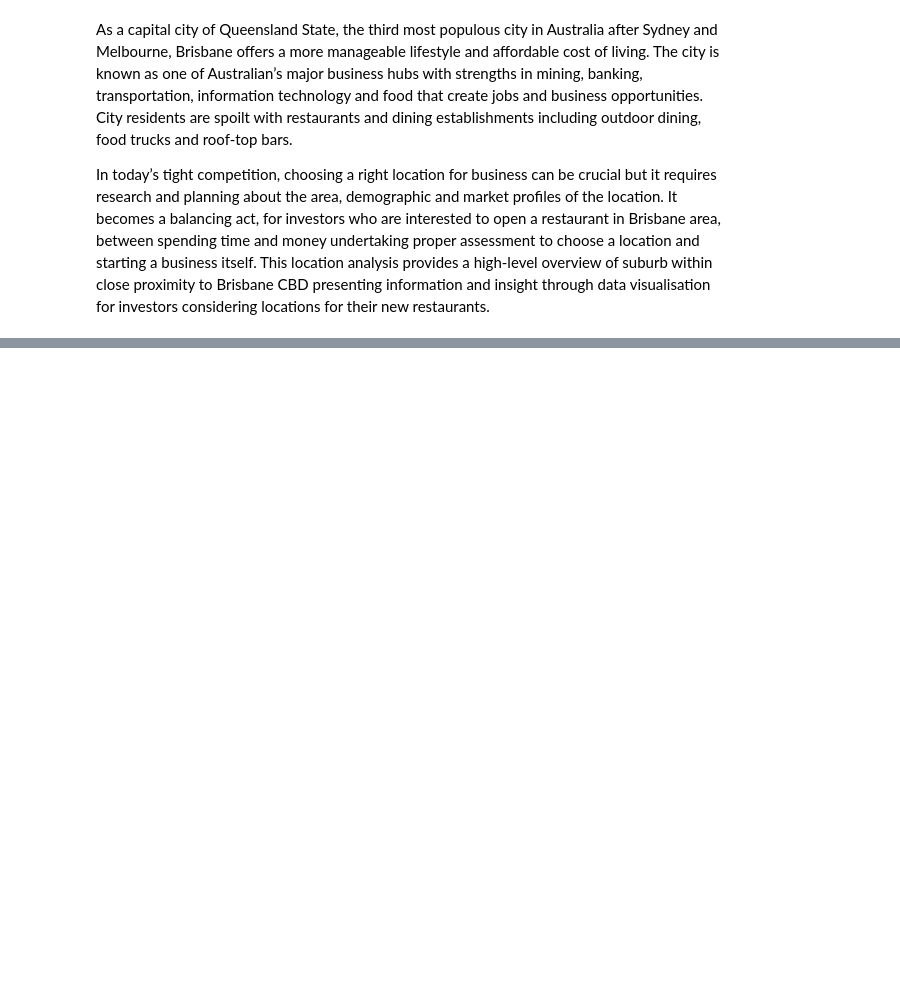
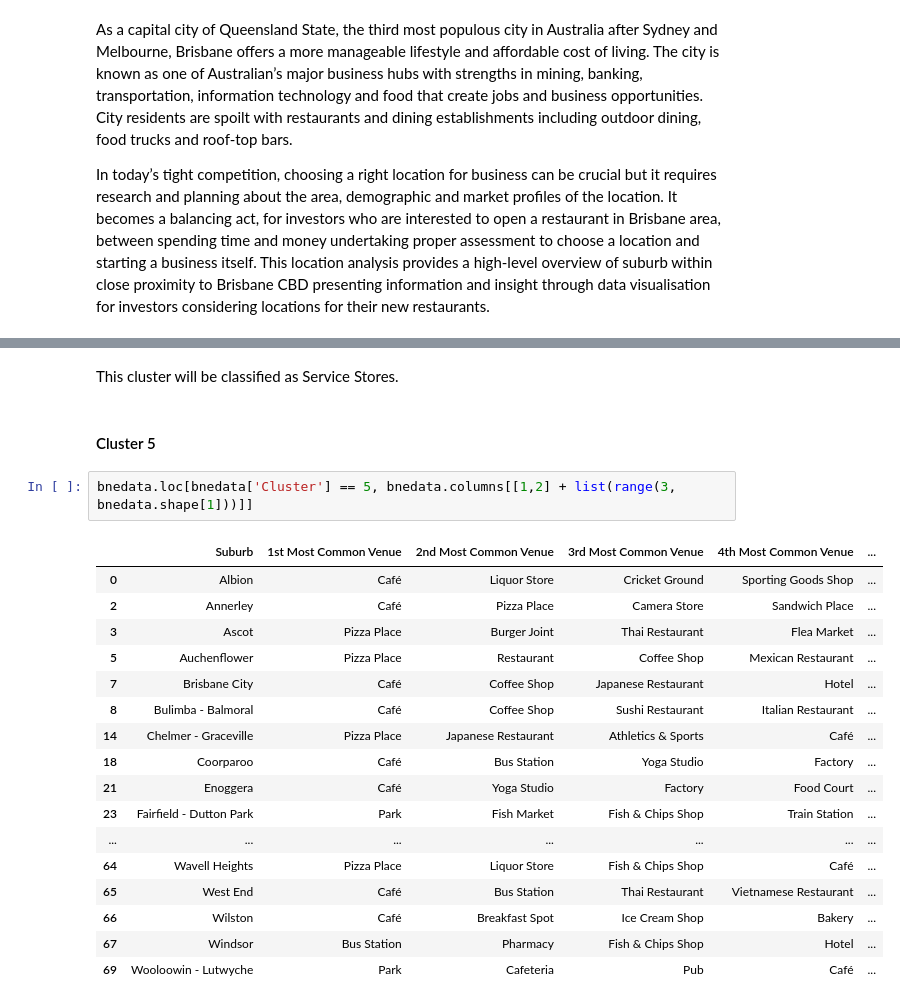
Before and after one commit to pshin5/Location-Analytics, a Jupyter notebook: Location Analytics.ipynb, the cells around one changed output, grey strips where cells are left out. Drawn from its saved outputs; the diff is of its cells as text; blank space fills up the shorter version.

```diff
--- a/Location Analytics.ipynb
+++ b/Location Analytics.ipynb
@@ -16,0 +545,24 @@ Data used for this analysis includes:
+# %% [markdown]
+This cluster will be classified as Service Stores.
+# %% [markdown]
+#### Cluster 5
+# %%
+bnedata.loc[bnedata['Cluster'] == 5, bnedata.columns[[1,2] + list(range(3, bnedata.shape[1]))]]
+# %% [output]
+|  | Suburb | 1st Most Common Venue | 2nd Most Common Venue | 3rd Most Common Venue | 4th Most Common Venue | ... |
+| 0 | Albion | Café | Liquor Store | Cricket Ground | Sporting Goods Shop | ... |
+| 2 | Annerley | Café | Pizza Place | Camera Store | Sandwich Place | ... |
+| 3 | Ascot | Pizza Place | Burger Joint | Thai Restaurant | Flea Market | ... |
+| 5 | Auchenflower | Pizza Place | Restaurant | Coffee Shop | Mexican Restaurant | ... |
+| 7 | Brisbane City | Café | Coffee Shop | Japanese Restaurant | Hotel | ... |
+| 8 | Bulimba - Balmoral | Café | Coffee Shop | Sushi Restaurant | Italian Restaurant | ... |
+| 14 | Chelmer - Graceville | Pizza Place | Japanese Restaurant | Athletics & Sports | Café | ... |
+| 18 | Coorparoo | Café | Bus Station | Yoga Studio | Factory | ... |
+| 21 | Enoggera | Café | Yoga Studio | Factory | Food Court | ... |
+| 23 | Fairfield - Dutton Park | Park | Fish Market | Fish & Chips Shop | Train Station | ... |
+| ... | ... | ... | ... | ... | ... | ... |
+| 64 | Wavell Heights | Pizza Place | Liquor Store | Fish & Chips Shop | Café | ... |
+| 65 | West End | Café | Bus Station | Thai Restaurant | Vietnamese Restaurant | ... |
+| 66 | Wilston | Café | Breakfast Spot | Ice Cream Shop | Bakery | ... |
+| 67 | Windsor | Bus Station | Pharmacy | Fish & Chips Shop | Hotel | ... |
+| 69 | Wooloowin - Lutwyche | Park | Cafeteria | Pub | Café | ... |
```
Also changed, not shown: parts of 84 cells of this notebook.
